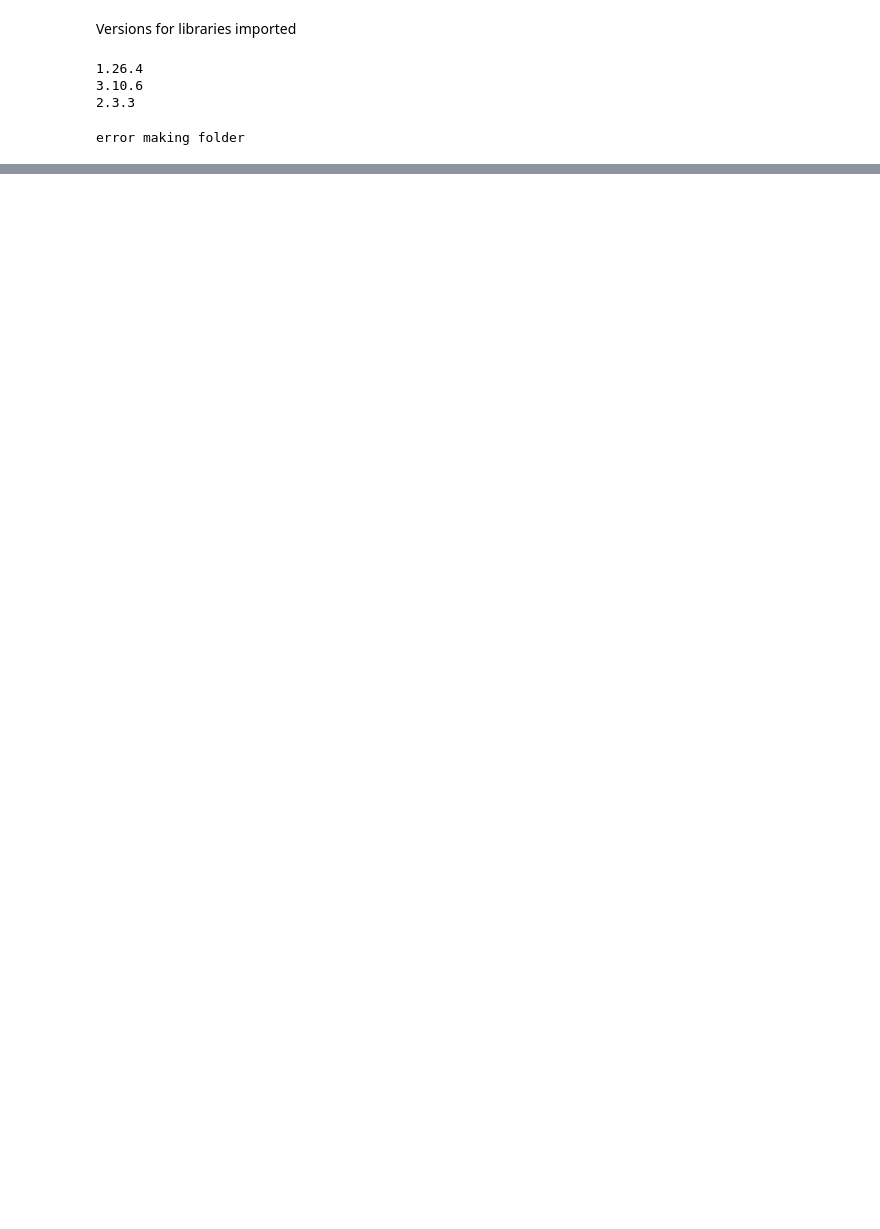
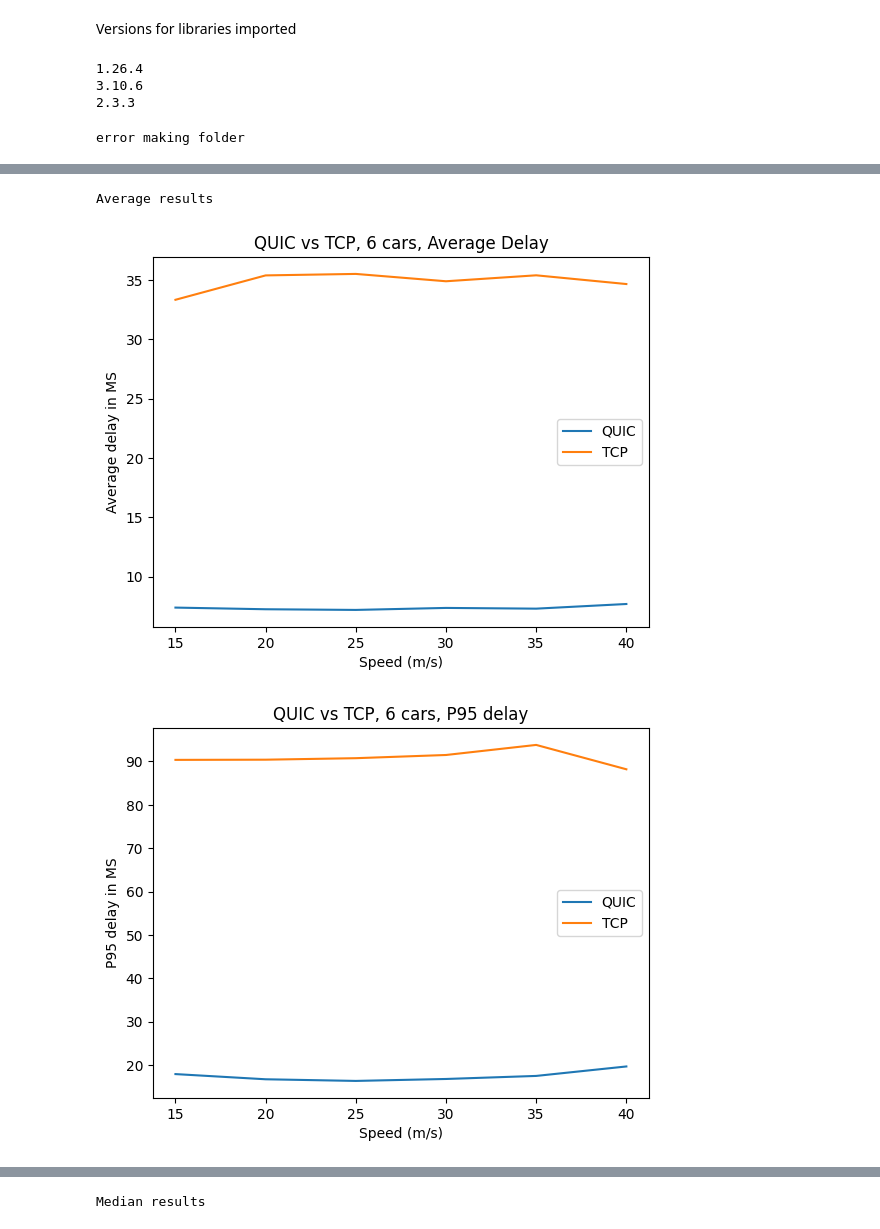
Before and after one commit to TimothyMarchant/EE6750_Goodputscript, a Jupyter notebook: PythonSrc/QUICVsTCPPlotterNotebook.ipynb, the cells around one changed output, grey strips where cells are left out. Saved outputs shown, nothing was run; the diff lists cells and outputs as text; code cells hidden in the pictures; blank space fills up the shorter version.

```diff
--- a/PythonSrc/QUICVsTCPPlotterNotebook.ipynb
+++ b/PythonSrc/QUICVsTCPPlotterNotebook.ipynb
@@ -190,0 +227,59 @@ Median results
+# %%
+AverageQUICResults,AverageTCPResults,MedianQUICResults,MedianTCPResults=GetAverageandMedianArrays(NumOfSpeedValues,Experiment2Folder+"/"+QUICDataFolder, Experiment2Folder+"/"+TCPDataFolder)
+CombinedFileNameMedian="CombinedMedianExperiment1.csv"
+np.savetxt(CombinedDataOutputFolder+"/"+"QUIC"+CombinedFileNameMedian,MedianQUICResults,delimiter=',')
+np.savetxt(CombinedDataOutputFolder+"/"+"TCP"+CombinedFileNameMedian,MedianTCPResults,delimiter=',')
+
+CombinedFileNameAverage="CombinedAverageExperiment1.csv"
+np.savetxt(CombinedDataOutputFolder+"/"+"QUIC"+CombinedFileNameAverage,AverageQUICResults,delimiter=',')
+np.savetxt(CombinedDataOutputFolder+"/"+"TCP"+CombinedFileNameAverage,AverageTCPResults,delimiter=',')
+# %%
+print("Average results")
+#Plot AverageDelay
+AvgDelayArrayQUIC=np.loadtxt(CombinedDataOutputFolder+"/"+"QUIC"+CombinedFileNameAverage,delimiter=',',skiprows=1,usecols=(SPEEDINDEX,AVGDELAYINDEX))
+AvgDelayArrayTCP=np.loadtxt(CombinedDataOutputFolder+"/"+"TCP"+CombinedFileNameAverage,delimiter=',',skiprows=1,usecols=(SPEEDINDEX,AVGDELAYINDEX))
+
+PlotQUICVsTCP(AvgDelayArrayQUIC,AvgDelayArrayTCP,"QUIC vs TCP, 6 cars, Average Delay","Speed (m/s)","Average delay in MS")
+##Plot P95 Latency
+P95ArrayQUIC=np.loadtxt(CombinedDataOutputFolder+"/"+"QUIC"+CombinedFileNameAverage,delimiter=',',skiprows=1,usecols=(SPEEDINDEX,P95INDEX))
+P95ArrayTCP=np.loadtxt(CombinedDataOutputFolder+"/"+"TCP"+CombinedFileNameAverage,delimiter=',',skiprows=1,usecols=(SPEEDINDEX,P95INDEX))
+
+PlotQUICVsTCP(P95ArrayQUIC,P95ArrayTCP,"QUIC vs TCP, 6 cars, P95 delay","Speed (m/s)","P95 delay in MS")
+##plot Average Jitter
+JitterArrayQUIC=np.loadtxt(CombinedDataOutputFolder+"/"+"QUIC"+CombinedFileNameAverage,delimiter=',',skiprows=1,usecols=(SPEEDINDEX,JITTERINDEX))
+JitterArrayTCP=np.loadtxt(CombinedDataOutputFolder+"/"+"TCP"+CombinedFileNameAverage,delimiter=',',skiprows=1,usecols=(SPEEDINDEX,JITTERINDEX))
+
+PlotQUICVsTCP(JitterArrayQUIC,JitterArrayTCP,"QUIC vs TCP, 6 cars, Jitter","Speed (m/s)","Average Jitter in MS")
+##Plot goodput
+GoodputArrayQUIC=np.loadtxt(CombinedDataOutputFolder+"/"+"QUIC"+CombinedFileNameAverage,delimiter=',',skiprows=1,usecols=(SPEEDINDEX,GOODPUTINDEX))
+GoodputArrayTCP=np.loadtxt(CombinedDataOutputFolder+"/"+"TCP"+CombinedFileNameAverage,delimiter=',',skiprows=1,usecols=(SPEEDINDEX,GOODPUTINDEX))
+
+PlotQUICVsTCP(GoodputArrayQUIC,GoodputArrayTCP,"QUIC vs TCP, 6 cars, Goodput","Speed (m/s)","Goodput in Mbs")
+
+
+
+print("Median results")
+#Plot AverageDelay
+AvgDelayArrayQUIC=np.loadtxt(CombinedDataOutputFolder+"/"+"QUIC"+CombinedFileNameMedian,delimiter=',',skiprows=1,usecols=(SPEEDINDEX,AVGDELAYINDEX))
+AvgDelayArrayTCP=np.loadtxt(CombinedDataOutputFolder+"/"+"TCP"+CombinedFileNameMedian,delimiter=',',skiprows=1,usecols=(SPEEDINDEX,AVGDELAYINDEX))
+
+PlotQUICVsTCP(AvgDelayArrayQUIC,AvgDelayArrayTCP,"QUIC vs TCP, 8 cars, Average Delay","Speed (m/s)","Average delay in MS")
+##Plot P95 Latency
+P95ArrayQUIC=np.loadtxt(CombinedDataOutputFolder+"/"+"QUIC"+CombinedFileNameMedian,delimiter=',',skiprows=1,usecols=(SPEEDINDEX,P95INDEX))
+P95ArrayTCP=np.loadtxt(CombinedDataOutputFolder+"/"+"TCP"+CombinedFileNameMedian,delimiter=',',skiprows=1,usecols=(SPEEDINDEX,P95INDEX))
+
+PlotQUICVsTCP(P95ArrayQUIC,P95ArrayTCP,"QUIC vs TCP, 8 cars, P95 delay","Speed (m/s)","P95 delay in MS")
+##plot Average Jitter
+JitterArrayQUIC=np.loadtxt(CombinedDataOutputFolder+"/"+"QUIC"+CombinedFileNameMedian,delimiter=',',skiprows=1,usecols=(SPEEDINDEX,JITTERINDEX))
+JitterArrayTCP=np.loadtxt(CombinedDataOutputFolder+"/"+"TCP"+CombinedFileNameMedian,delimiter=',',skiprows=1,usecols=(SPEEDINDEX,JITTERINDEX))
+
+PlotQUICVsTCP(JitterArrayQUIC,JitterArrayTCP,"QUIC vs TCP, 8 cars, Jitter","Speed (m/s)","Average Jitter in MS")
+##Plot goodput
+GoodputArrayQUIC=np.loadtxt(CombinedDataOutputFolder+"/"+"QUIC"+CombinedFileNameMedian,delimiter=',',skiprows=1,usecols=(SPEEDINDEX,GOODPUTINDEX))
+GoodputArrayTCP=np.loadtxt(CombinedDataOutputFolder+"/"+"TCP"+CombinedFileNameMedian,delimiter=',',skiprows=1,usecols=(SPEEDINDEX,GOODPUTINDEX))
+
+PlotQUICVsTCP(GoodputArrayQUIC,GoodputArrayTCP,"QUIC vs TCP, 8 cars, Goodput","Speed (m/s)","Goodput in Mbs")
+# %% [output]
+Average results
+[figure, added]
+[figure, added]
@@ -190,0 +288 @@ Median results
+Median results
```
Also changed, not shown: parts of 18 cells of this notebook.
